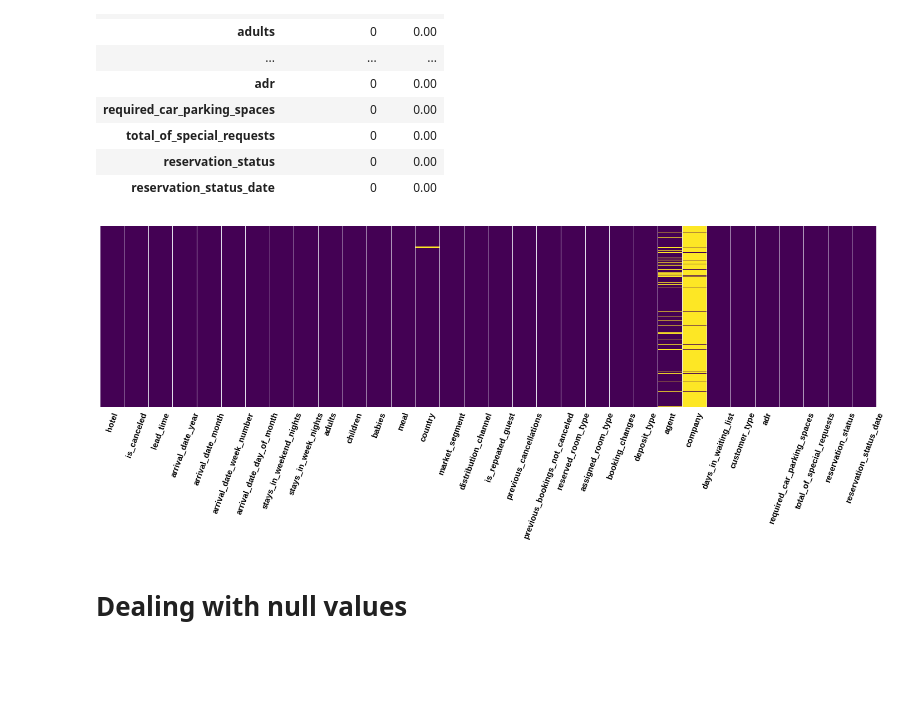
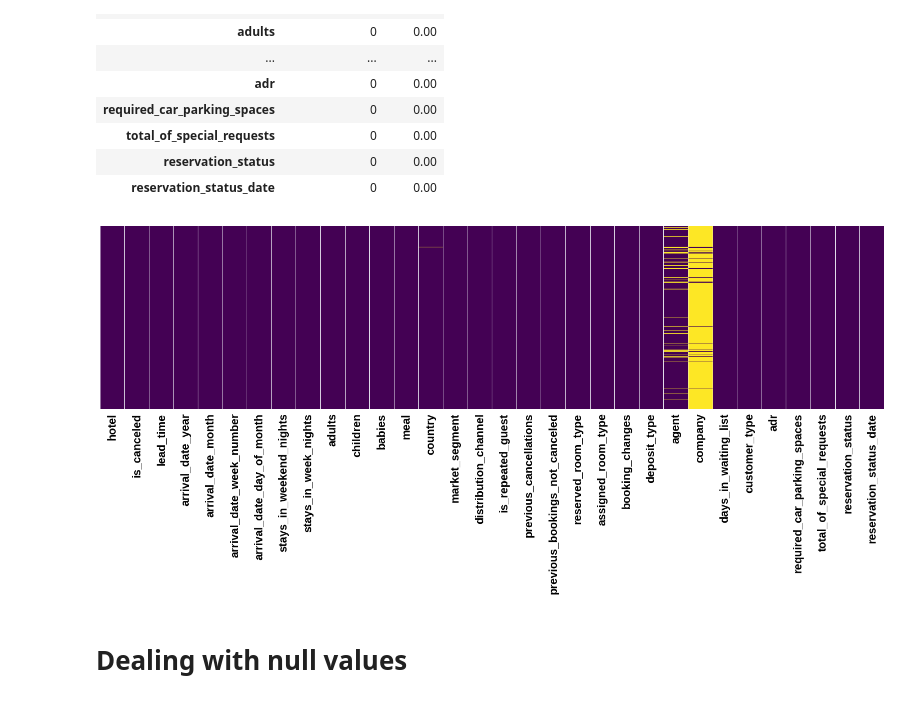
Before and after one commit to aynaval/Hotel-booking-analysis_EDA, a Jupyter notebook: Team_notebook_Hotel_booking_analysis.ipynb, the cells around one changed output. Saved outputs shown, nothing was run; the diff lists cells and outputs as text; code cells hidden in the pictures; blank space fills up the shorter version.

```diff
--- a/Team_notebook_Hotel_booking_analysis.ipynb
+++ b/Team_notebook_Hotel_booking_analysis.ipynb
@@ -227,9 +227,9 @@ pd.concat([hotel_df.isnull().sum(),round(100*(hotel_df.isnull().sum()/len(hotel_
 # %%
 plt.figure(figsize=(25,6))
 sns.heatmap(hotel_df.isna(),yticklabels=False,cbar=False,cmap='viridis')
-plt.xticks(color = 'black', rotation = 70);
+plt.xticks(color = 'black', rotation = 90,size= 20);
 # %% [output]
-[figure, old version]
+[figure, new version]
 # %% [markdown]
 # **Dealing with null values**
 # %% [markdown]
```
Also changed, not shown: parts of 84 cells of this notebook.
